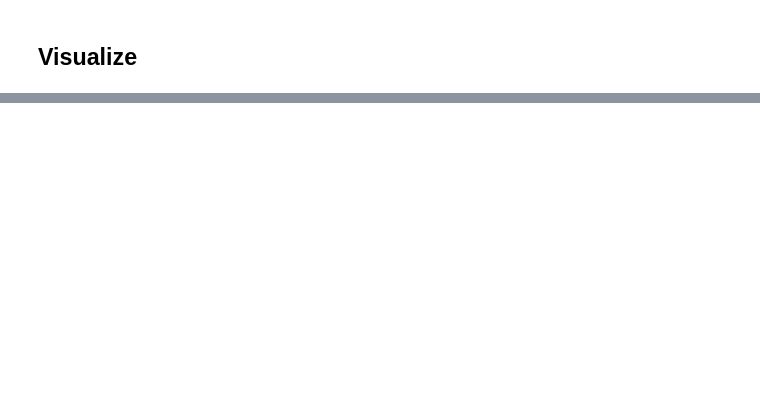
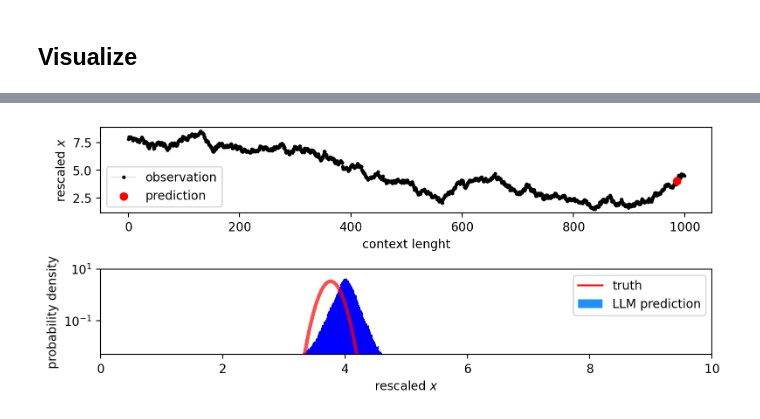
Before and after one commit to abenechehab/dicl, a Jupyter notebook: src/llmicl/basic_example.ipynb, the cells around one changed output, grey strips where cells are left out. Cells and saved outputs as stored; diff of their text form; code cells hidden in the pictures; blank space fills up the shorter version.

```diff
--- a/src/llmicl/basic_example.ipynb
+++ b/src/llmicl/basic_example.ipynb
@@ -141,0 +146,91 @@ plt.show()
+# %%
+from ipywidgets import interact
+import matplotlib.pyplot as plt
+from scipy.stats import norm
+import copy
+
+
+### Load multiple digits to MultiResolutionPDF
+comma_locations = np.sort(np.where(np.array(list(icl_object.str_series)) == ',')[0])
+time_series_rescaled = (time_series-icl_object.rescaling_min) / (icl_object.rescaling_max-icl_object.rescaling_min) * (8.5-1.5) + 1.5
+PDF_list = icl_object.PDF_list
+
+plot1_log_scale = 0
+log_scale = 1
+temp_list = [1]
+final_state = None
+filenames = []
+### Plot distribution before ith comma
+def digiprob_plotter(comma_idx=1):
+    if comma_idx == 0:
+        start_idx = 0
+    else:
+        start_idx = comma_locations[comma_idx-1]+1
+
+    fig, axs = plt.subplots(1+len(temp_list), 1, figsize=(8, 5/3*(1+len(temp_list))), dpi = 200)
+    # Adjust the horizontal space between subplots
+    plt.subplots_adjust(hspace=0.7)
+    # Plot the full array with a marker on the selected value
+    if final_state is not None:
+        time_series_plot = time_series_rescaled[:final_state+1]
+    else:
+        time_series_plot = time_series_rescaled
+    # axs[0].scatter(comma_idx, time_series_plot[comma_idx], color='r', marker='o', label = "prediction")
+    # axs[0].plot(time_series_plot[:-1], marker='o', color='black', markersize=2, lw = '0.1', label = "observation")
+    axs[0].plot(time_series_plot[:-1], marker='o', color='black', markersize=2, lw='0.1', label="observation", zorder=1)
+    axs[0].scatter(comma_idx, time_series_plot[comma_idx], color='r', marker='o', label="prediction", zorder=2)
+    axs[0].set_xlabel('context lenght')
+    axs[0].set_ylabel(r'rescaled $x$')
+    if final_state is not None:
+        axs[0].set_xlim(-10, final_state+10)
+    if plot1_log_scale:
+        axs[0].set_yscale('log')
+
+    for i, temp in enumerate(temp_list):
+    # Plot softmax distributions for each digit
+        axs[i+1].set_ylabel("probability density")
+        if len(temp_list) > 1:
+            axs[i+1].set_title(f"LLM temperature = {temp}")
+
+        PDF_copied = copy.deepcopy(PDF_list[comma_idx])
+        PDF_copied.rescale_temperature(temp)
+        PDF_copied.compute_stats()
+        PDF_copied.plot(ax = axs[i+1], log_scale=log_scale, statistic = False)
+        if log_scale:
+            axs[1].set_ylim(0.005,10)
+
+        # characterizing ground truth distribution
+        true_mean = icl_object.rescaled_true_mean_arr[comma_idx]
+        true_sigma = icl_object.rescaled_true_sigma_arr[comma_idx]
+        if true_sigma == 0:
+            axs[i+1].vlines(true_mean, 0, np.max(PDF_list[comma_idx].bin_height_arr), color='r', label='Truth', lw = 3, alpha = 0.7)
+        else:
+            x_values = np.linspace(0, 10, 300)
+            gaussian = norm.pdf(x_values, true_mean, true_sigma)
+            axs[i+1].plot(x_values, gaussian, color = 'r', lw = 3, alpha = 0.7)
+
+        # axs[1].bar([0], [0], lw = 3, color='lightseagreen', label='bin of width 1')
+        # axs[1].bar([0], [0], lw = 3, color='blue', label='bin of width 0.01')
+        axs[1].bar([0], [0], lw = 3, color='dodgerblue', label='LLM prediction')
+        axs[1].plot([0], [0], color='r', label='truth')
+
+        axs[i+1].set_xlabel(r'rescaled $x$')
+        axs[i+1].legend()
+        axs[i+1].set_xlim(0,10)
+        if len(temp_list) > 1:
+            axs[i+1].set_ylim(0,2.6)
+
+    axs[0].legend(loc="lower left")
+
+    plt.tight_layout()
+    # save_path = f"../figures/BM_example_snapshot_{comma_idx}.png"
+    # filenames.append(save_path)
+    # plt.savefig(save_path)
+
+# Adjust the range of the slider to match the number of commas in the series
+num_commas = icl_object.str_series.count(',')
+snapshots = [1,2,3,4,5,6,10,100,200,300,400,500,600,700,800,900,986]
+for snapshot in snapshots:
+    interact(digiprob_plotter, comma_idx=snapshot)
+# %% [output]
+[figure, added]
```
Also changed, not shown: parts of 6 cells of this notebook.
